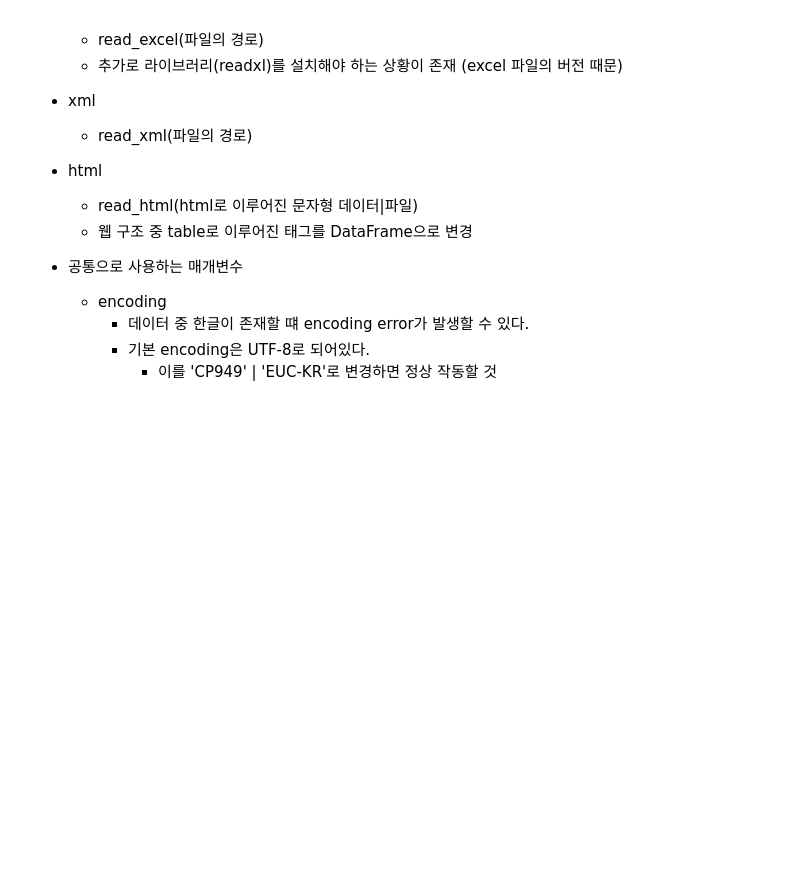
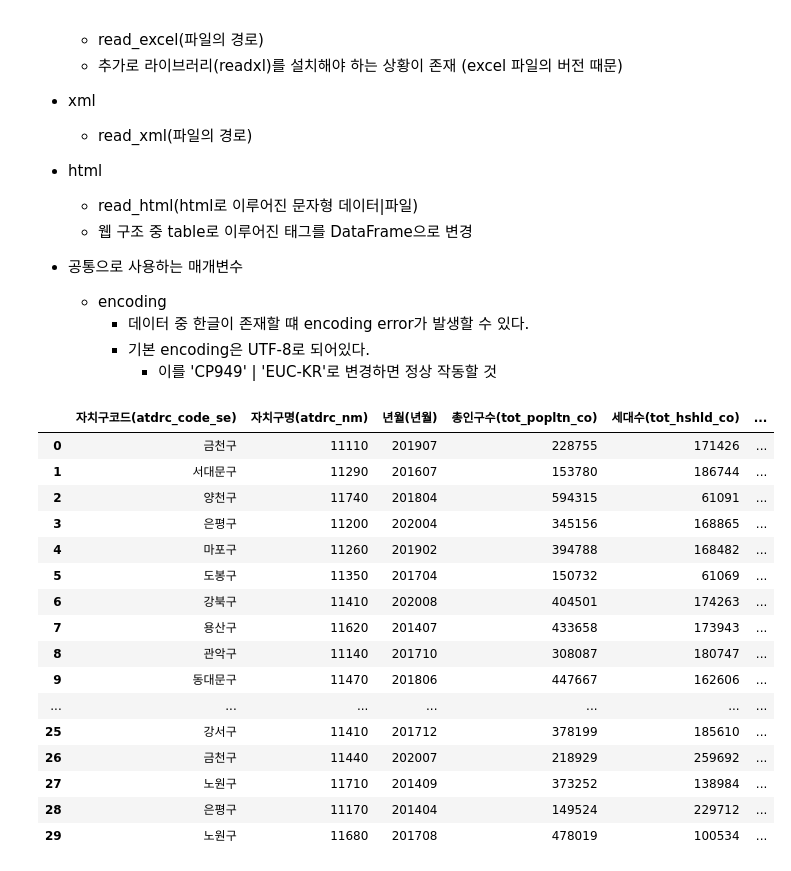
Before and after one commit to do-po/test_1, a Jupyter notebook: Python/24_03_21/pandas.ipynb, the cells around one changed output. Drawn from its saved outputs; the diff is of its cells as text; code cells hidden in the pictures; blank space fills up the shorter version.

```diff
--- a/Python/24_03_21/pandas.ipynb
+++ b/Python/24_03_21/pandas.ipynb
@@ -161,0 +167,26 @@ corona = pd.read_csv(r'C:\Users\USER\Documents\GitHub\test_1\csv\corona.csv') #
+# %%
+## 데이터가 한글인 경우
+
+# df = pd.read_csv('../../csv/주민등록.csv') # UnicodeDecodeError  == 파일 안의 내용이 한글이고 encoding이 UTF-8로 되어 있기 때문에 발생
+
+df = pd.read_csv('../../csv/주민등록.csv', encoding = 'CP949') # encoding을 'CP949' | 'EUC-KR'로 변경하면 정상 작동
+# %%
+df
+# %% [output]
+|  | 자치구코드(atdrc_code_se) | 자치구명(atdrc_nm) | 년월(년월) | 총인구수(tot_popltn_co) | 세대수(tot_hshld_co) | ... |
+| 0 | 금천구 | 11110 | 201907 | 228755 | 171426 | ... |
+| 1 | 서대문구 | 11290 | 201607 | 153780 | 186744 | ... |
+| 2 | 양천구 | 11740 | 201804 | 594315 | 61091 | ... |
+| 3 | 은평구 | 11200 | 202004 | 345156 | 168865 | ... |
+| 4 | 마포구 | 11260 | 201902 | 394788 | 168482 | ... |
+| 5 | 도봉구 | 11350 | 201704 | 150732 | 61069 | ... |
+| 6 | 강북구 | 11410 | 202008 | 404501 | 174263 | ... |
+| 7 | 용산구 | 11620 | 201407 | 433658 | 173943 | ... |
+| 8 | 관악구 | 11140 | 201710 | 308087 | 180747 | ... |
+| 9 | 동대문구 | 11470 | 201806 | 447667 | 162606 | ... |
+| ... | ... | ... | ... | ... | ... | ... |
+| 25 | 강서구 | 11410 | 201712 | 378199 | 185610 | ... |
+| 26 | 금천구 | 11440 | 202007 | 218929 | 259692 | ... |
+| 27 | 노원구 | 11710 | 201409 | 373252 | 138984 | ... |
+| 28 | 은평구 | 11170 | 201404 | 149524 | 229712 | ... |
+| 29 | 노원구 | 11680 | 201708 | 478019 | 100534 | ... |
```
Also changed, not shown: parts of 3 cells of this notebook.
